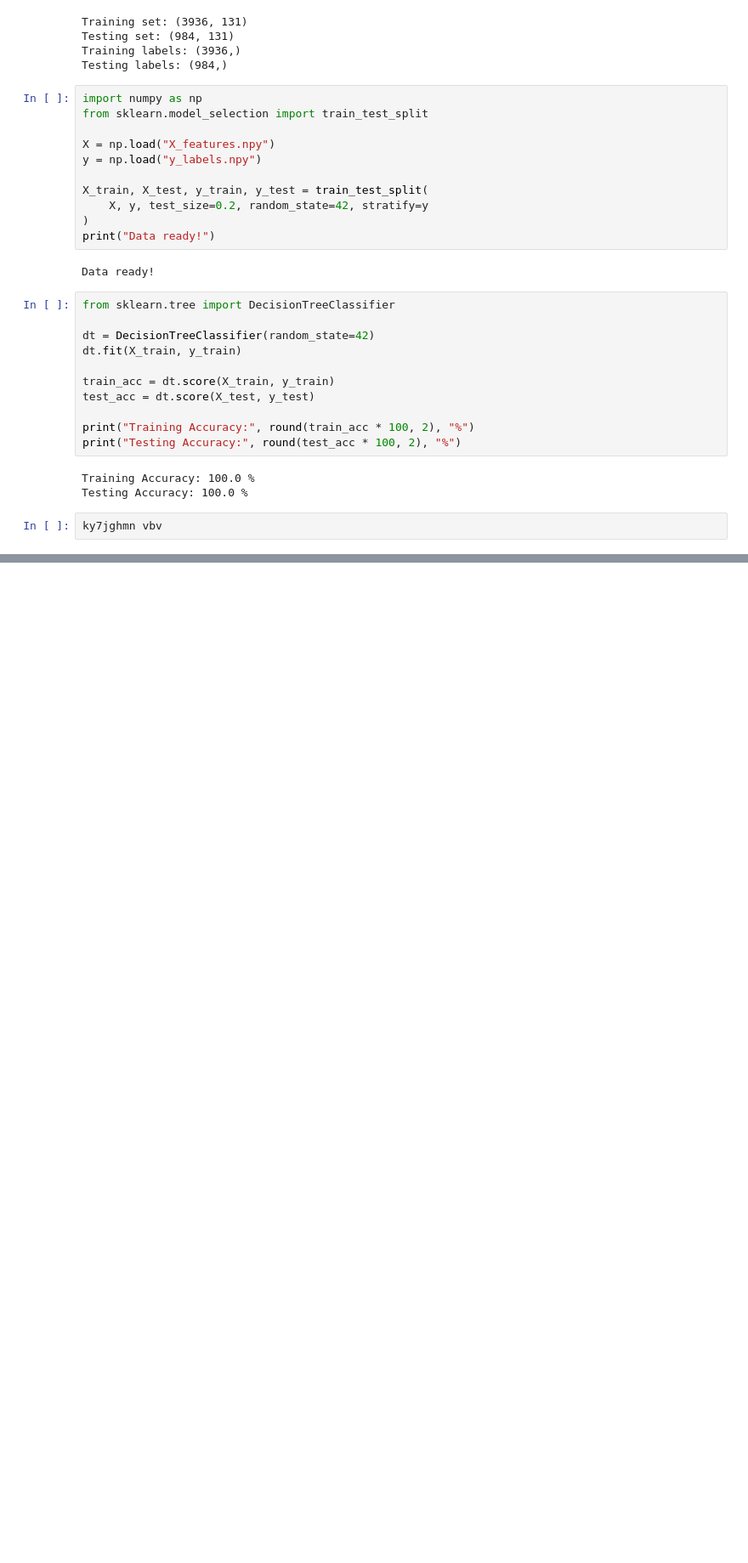
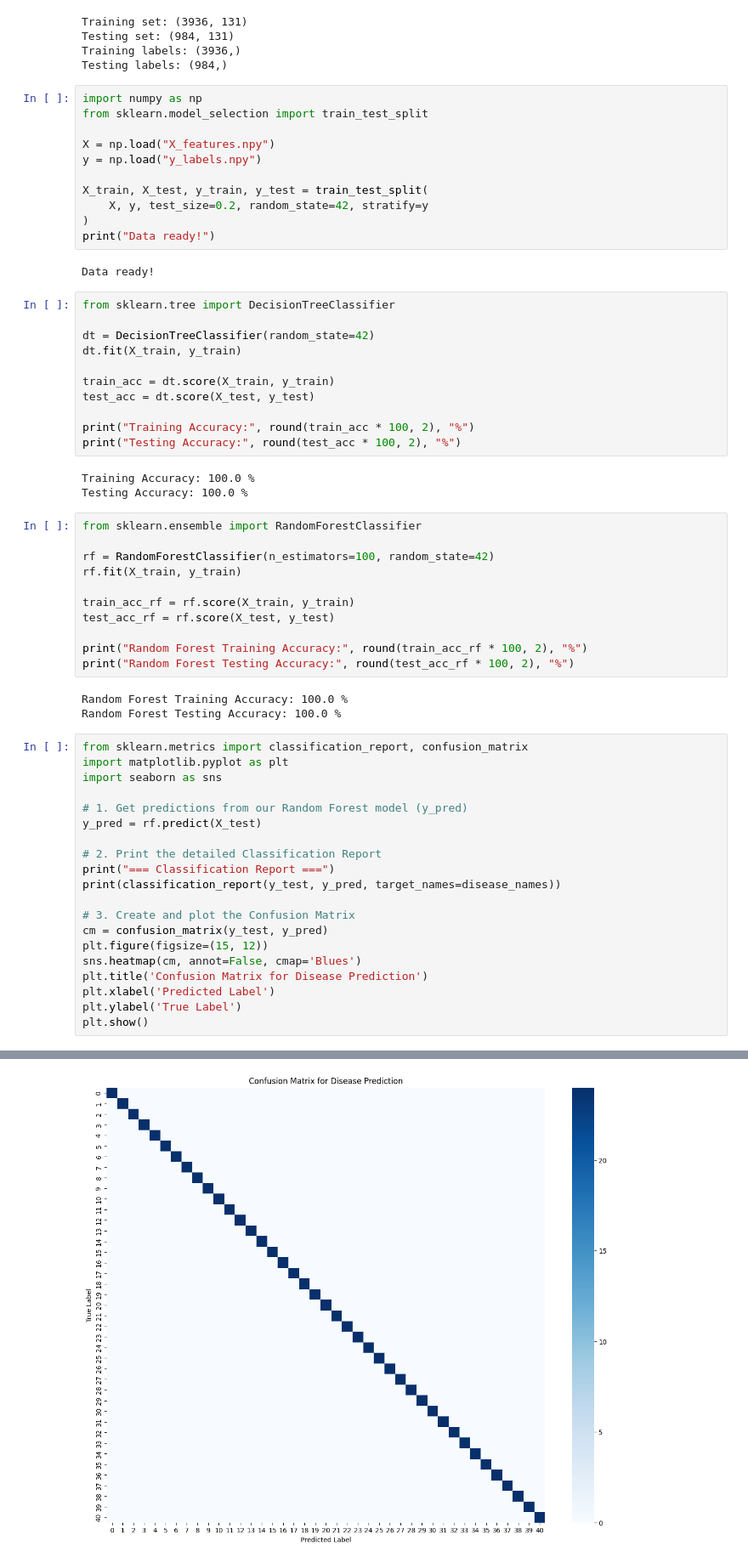
Before and after one commit to rizzi13/medical-ai, a Jupyter notebook: Untitled.ipynb, the cells around one changed output, grey strips where cells are left out. Shown at 85% size. Cells and saved outputs as stored; diff of their text form; blank space fills up the shorter version.

Commit message:
Day 10: Completed classification evaluation and added regression recovery predictor

```diff
--- a/Untitled.ipynb
+++ b/Untitled.ipynb
@@ -376,4 +376,37 @@ print("Testing Accuracy:", round(test_acc * 100, 2), "%")
 Training Accuracy: 100.0 %
 Testing Accuracy: 100.0 %
 # %%
-ky7jghmn vbv
+from sklearn.ensemble import RandomForestClassifier
+
+rf = RandomForestClassifier(n_estimators=100, random_state=42)
+rf.fit(X_train, y_train)
+
+train_acc_rf = rf.score(X_train, y_train)
+test_acc_rf = rf.score(X_test, y_test)
+
+print("Random Forest Training Accuracy:", round(train_acc_rf * 100, 2), "%")
+print("Random Forest Testing Accuracy:", round(test_acc_rf * 100, 2), "%")
+# %% [output]
+Random Forest Training Accuracy: 100.0 %
+Random Forest Testing Accuracy: 100.0 %
+# %%
+from sklearn.metrics import classification_report, confusion_matrix
+import matplotlib.pyplot as plt
+import seaborn as sns
+
+# 1. Get predictions from our Random Forest model (y_pred)
+y_pred = rf.predict(X_test)
+
+# 2. Print the detailed Classification Report
+print("=== Classification Report ===")
+print(classification_report(y_test, y_pred, target_names=disease_names))
+
+# 3. Create and plot the Confusion Matrix
+cm = confusion_matrix(y_test, y_pred)
+plt.figure(figsize=(15, 12))
+sns.heatmap(cm, annot=False, cmap='Blues')
+plt.title('Confusion Matrix for Disease Prediction')
+plt.xlabel('Predicted Label')
+plt.ylabel('True Label')
+plt.show()
+# %% [output]
@@ -379,0 +430 @@ ky7jghmn vbv
+[figure, added]
```
Also changed, not shown: parts of 2 cells of this notebook.
